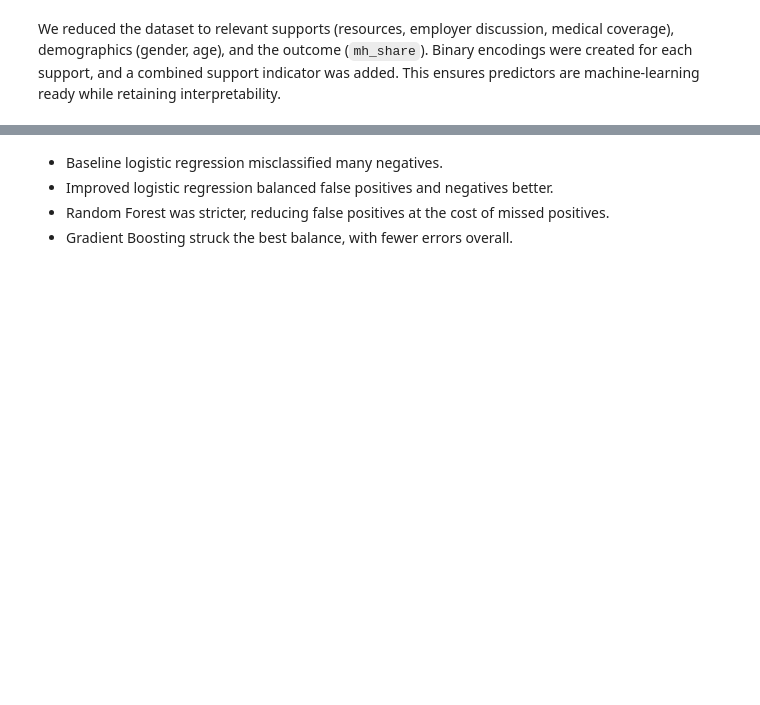
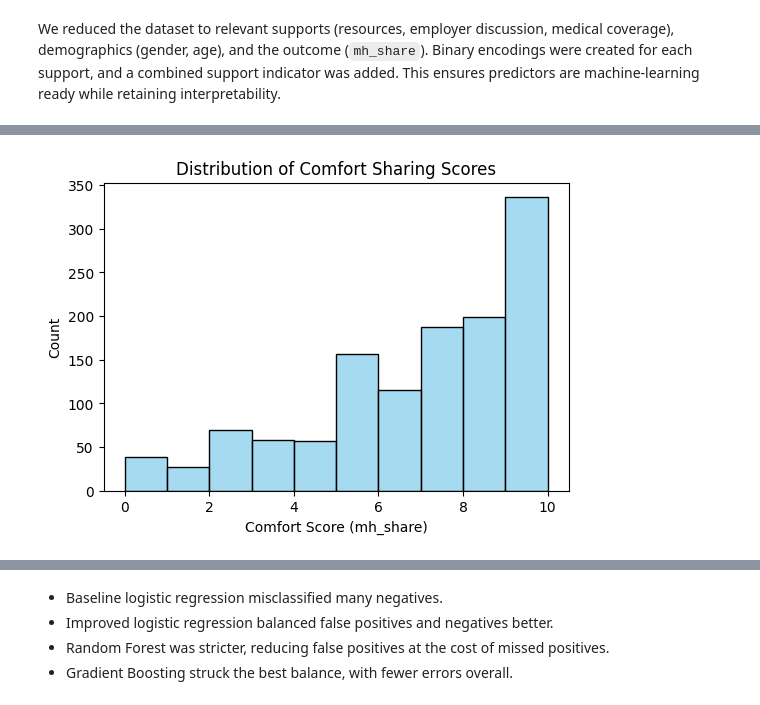
Before and after one commit to aladenisun/MSAAI_500_FinalProject, a Jupyter notebook: Mental_Health_and_Tech.ipynb, the cells around one changed output, grey strips where cells are left out. Saved outputs shown, nothing was run; the diff lists cells and outputs as text; code cells hidden in the pictures; blank space fills up the shorter version.

```diff
--- a/Mental_Health_and_Tech.ipynb
+++ b/Mental_Health_and_Tech.ipynb
@@ -371,0 +164,10 @@ plot_confusion_matrix(y_test, y_pred_gb, "Gradient Boosting")
+# %%
+# Histogram distribution
+plt.figure(figsize=(6,4))
+sns.histplot(df['mh_share'], bins=10, kde=False, color="skyblue")
+plt.title("Distribution of Comfort Sharing Scores")
+plt.xlabel("Comfort Score (mh_share)")
+plt.ylabel("Count")
+plt.show()
+# %% [output]
+[figure, added]
```
Also changed, not shown: parts of 60 cells of this notebook.
